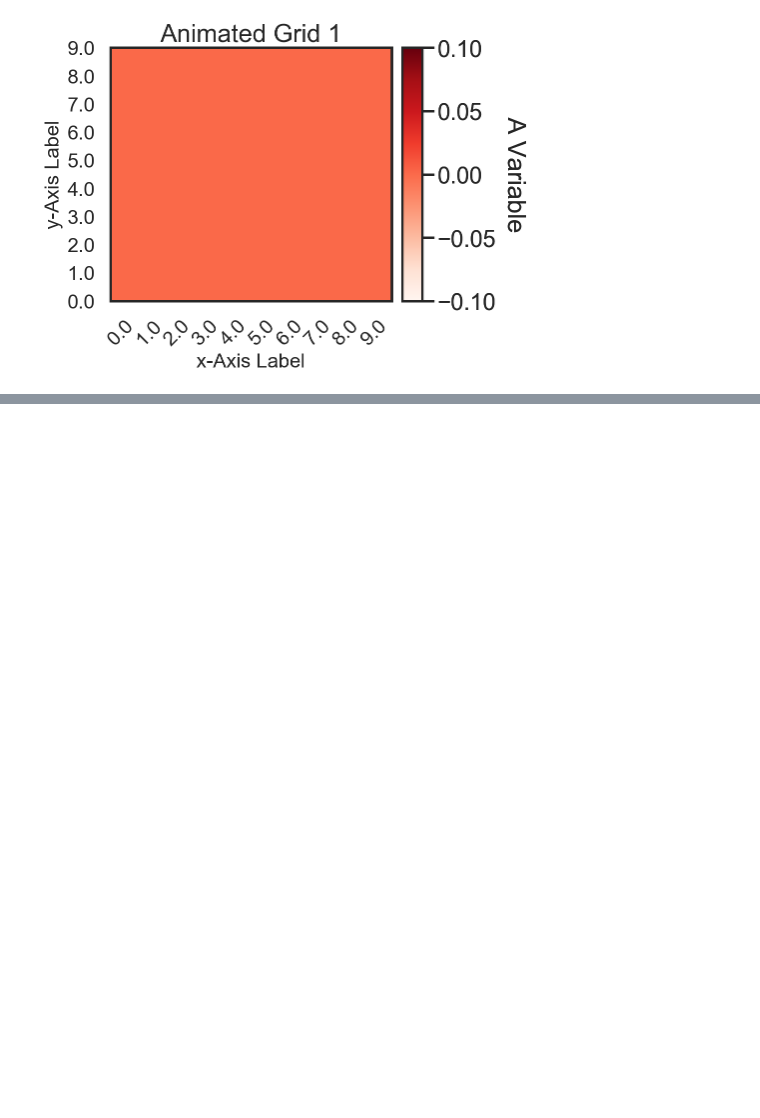
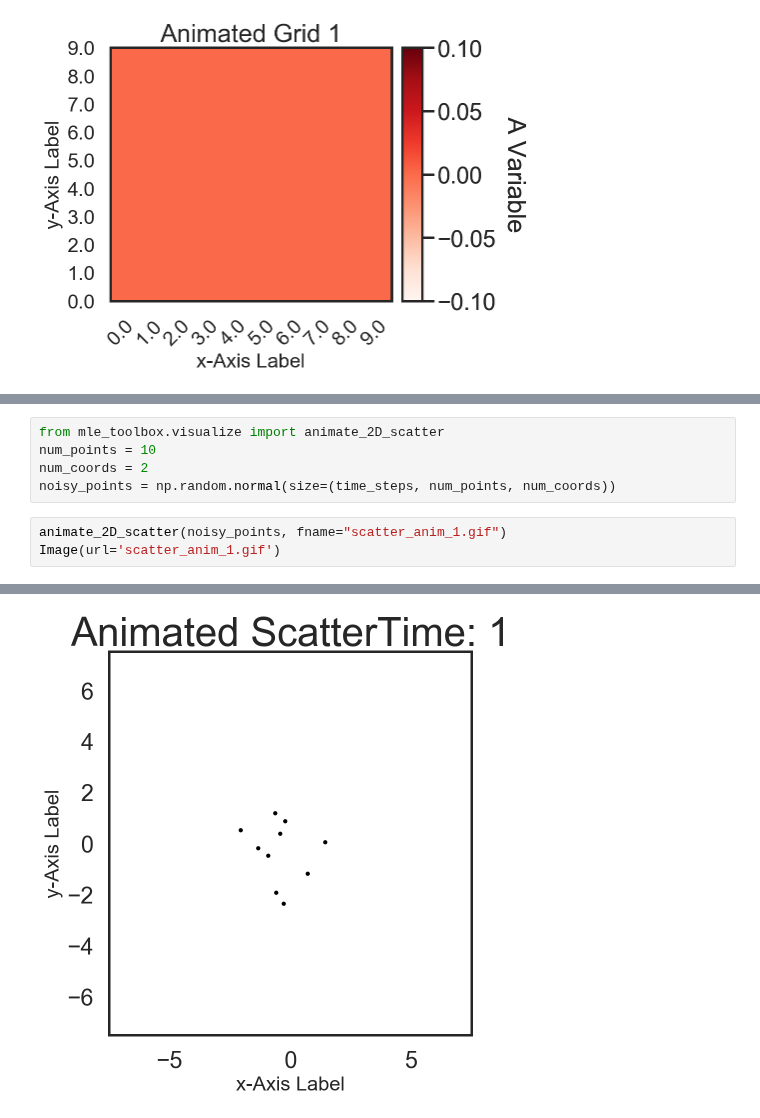
Before and after one commit to mle-infrastructure/mle-toolbox, a Jupyter notebook: notebooks/animate_results.ipynb, the cells around one changed output, grey strips where cells are left out. Saved outputs shown, nothing was run; the diff lists cells and outputs as text; blank space fills up the shorter version.

```diff
--- a/notebooks/animate_results.ipynb
+++ b/notebooks/animate_results.ipynb
@@ -52,0 +56,9 @@ SyntaxError: invalid syntax (<ipython-input-8-68da05c576b1>, line 7)
+# %%
+from mle_toolbox.visualize import animate_2D_scatter
+num_points = 10
+num_coords = 2
+noisy_points = np.random.normal(size=(time_steps, num_points, num_coords))
+# %%
+animate_2D_scatter(noisy_points, fname="scatter_anim_1.gif")
+Image(url='scatter_anim_1.gif')
+# %% [output]
@@ -52,0 +66 @@ SyntaxError: invalid syntax (<ipython-input-8-68da05c576b1>, line 7)
+[figure, added]
```
Also changed, not shown: parts of 4 cells of this notebook, 3 other files.
